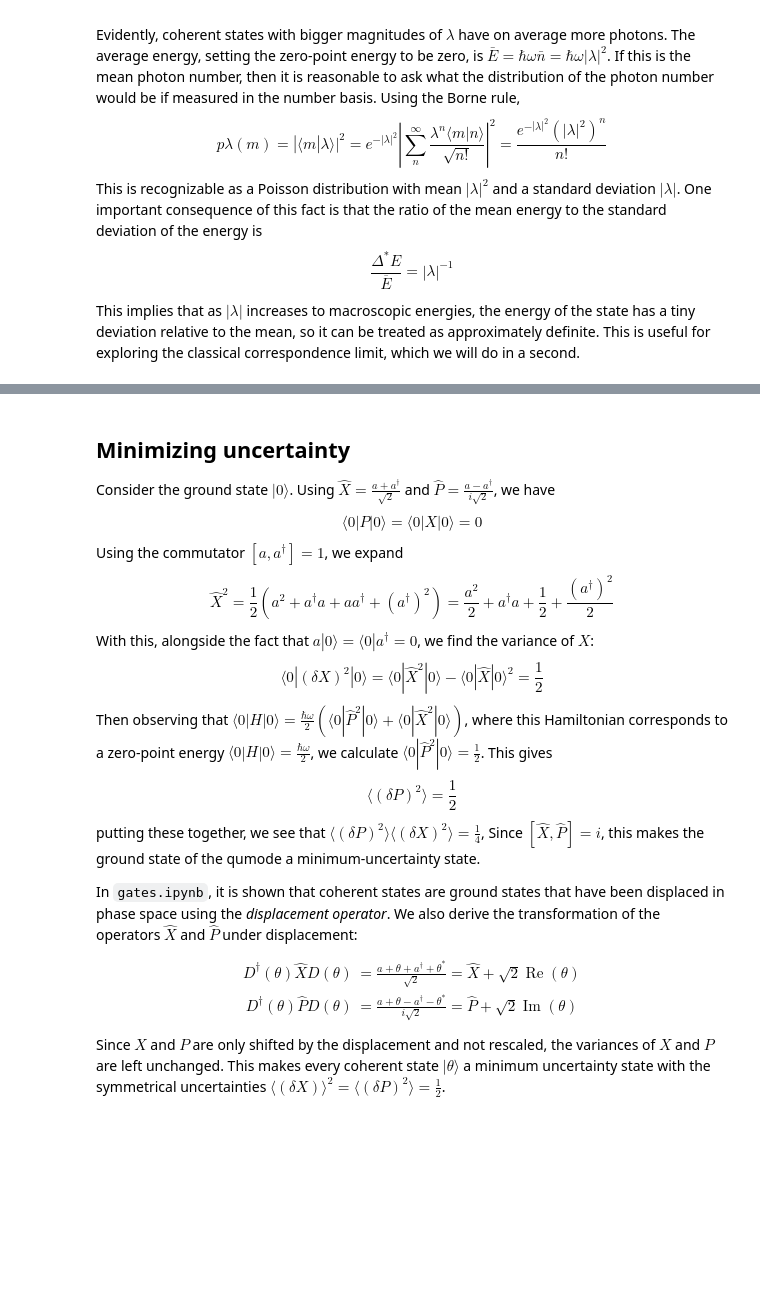
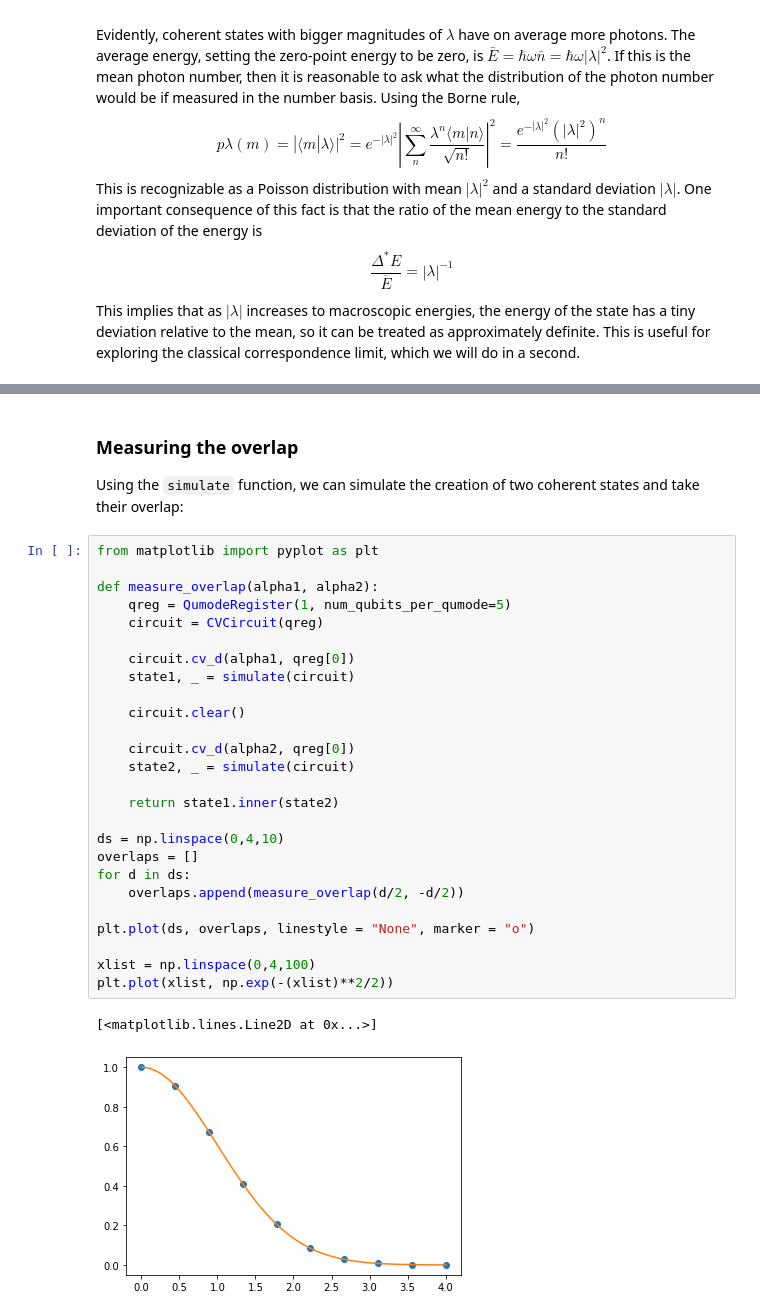
Before and after one commit to benmcdonough20/bosonic-qiskit-tutorials, a Jupyter notebook: bosonic_qiskit_textbook/3. coherent_states.ipynb, the cells around one changed output, grey strips where cells are left out. Drawn from its saved outputs; the diff is of its cells as text; blank space fills up the shorter version.

```diff
--- a/bosonic_qiskit_textbook/3. coherent_states.ipynb
+++ b/bosonic_qiskit_textbook/3. coherent_states.ipynb
@@ -50,28 +96,32 @@ This gives a condition that as $\lambda$ and $\theta$ get farther apart in the c
-# %% [markdown]
-## Minimizing uncertainty
-Consider the ground state $|0\rangle$. Using $\hat X = \frac{a+a^\dagger}{\sqrt{2}}$ and $\hat P = \frac{a-a^\dagger}{i\sqrt{2}}$, we have
-$$
-\langle 0 | P | 0 \rangle = \langle 0| X  |0 \rangle = 0
-$$
-Using the commutator $[a,a^\dagger] = 1$, we expand
-$$
-\hat X^2 = \frac{1}{2}(a^2+a^\dagger a+aa^\dagger+(a^\dagger)^2) =
-\frac{a^2}{2}+a^\dagger a+\frac{1}{2}+\frac{(a^\dagger)^2}{2}
-$$
-With this, alongside the fact that $a|0\rangle = \langle 0 |a^\dagger = 0$, we find the variance of $X$:
-$$
-\langle 0 |(\delta X)^2 |0\rangle = \langle 0 | \hat X^2 | 0\rangle - \langle 0 | \hat X | 0 \rangle^2 =  \frac{1}{2}
-$$
-Then observing that $\langle 0 |H|0\rangle = \frac{\hbar\omega}{2}(\langle 0 |\hat P^2|0 \rangle+\langle 0|\hat X^2|0 \rangle)$, where this Hamiltonian corresponds to a zero-point energy $\langle 0|H|0\rangle = \frac{\hbar \omega}{2}$, we calculate $\langle 0|\hat P^2|0 \rangle = \frac{1}{2}$. This gives
-$$
-\langle (\delta P)^2 \rangle = \frac{1}{2}
-$$
-putting these together, we see that $\langle(\delta P)^2\rangle\langle (\delta X)^2 \rangle = \frac{1}{4}$, Since $[\hat X,\hat P]=i$, this makes the ground state of the qumode a minimum-uncertainty state.
-
-In `gates.ipynb`, it is shown that coherent states are ground states that have been displaced in phase space using the *displacement operator*. We also derive the transformation of the operators $\hat X$ and $\hat P$ under displacement:
-
-\begin{align*}
-D^\dagger(\theta)\hat X D(\theta) &= \frac{a+\theta + a^\dagger + \theta^\ast}{\sqrt{2}} = \hat X+\sqrt{2}\operatorname{Re}(\theta)\\
-D^\dagger(\theta)\hat P D(\theta) &= \frac{a+\theta - a^\dagger - \theta^\ast}{i\sqrt{2}} = \hat P+\sqrt{2}\operatorname{Im}(\theta)
-\end{align*}
-Since $X$ and $P$ are only shifted by the displacement and not rescaled, the variances of $X$ and $P$ are left unchanged. This makes every coherent state $|\theta\rangle$ a minimum uncertainty state with the symmetrical uncertainties $\langle (\delta X) \rangle^2 = \langle (\delta P)^2 \rangle = \frac{1}{2}$.
+# %% [markdown]
+### Measuring the overlap
+Using the `simulate` function, we can simulate the creation of two coherent states and take their overlap:
+# %%
+from matplotlib import pyplot as plt
+
+def measure_overlap(alpha1, alpha2):
+    qreg = QumodeRegister(1, num_qubits_per_qumode=5)
+    circuit = CVCircuit(qreg)
+
+    circuit.cv_d(alpha1, qreg[0])
+    state1, _ = simulate(circuit)
+
+    circuit.clear()
+
+    circuit.cv_d(alpha2, qreg[0])
+    state2, _ = simulate(circuit)
+
+    return state1.inner(state2)
+
+ds = np.linspace(0,4,10)
+overlaps = []
+for d in ds:
+    overlaps.append(measure_overlap(d/2, -d/2))
+
+plt.plot(ds, overlaps, linestyle = "None", marker = "o")
+
+xlist = np.linspace(0,4,100)
+plt.plot(xlist, np.exp(-(xlist)**2/2))
+# %% [output]
+[<matplotlib.lines.Line2D at 0x...>]
+[figure, added]
```
Also changed, not shown: parts of 7 cells of this notebook, 3 other files.
